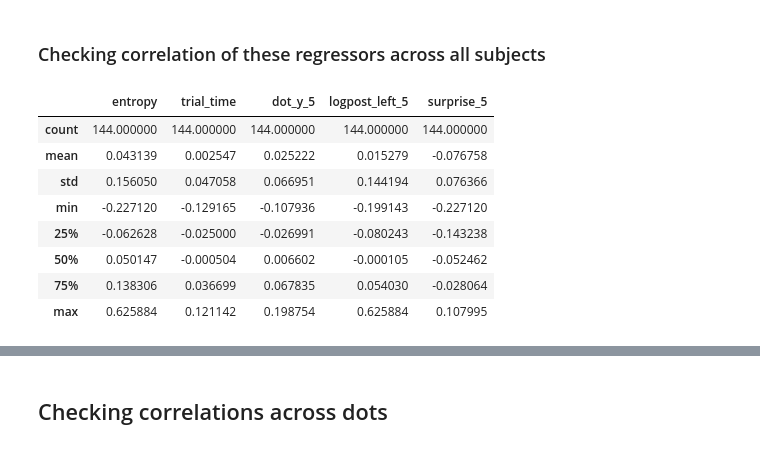
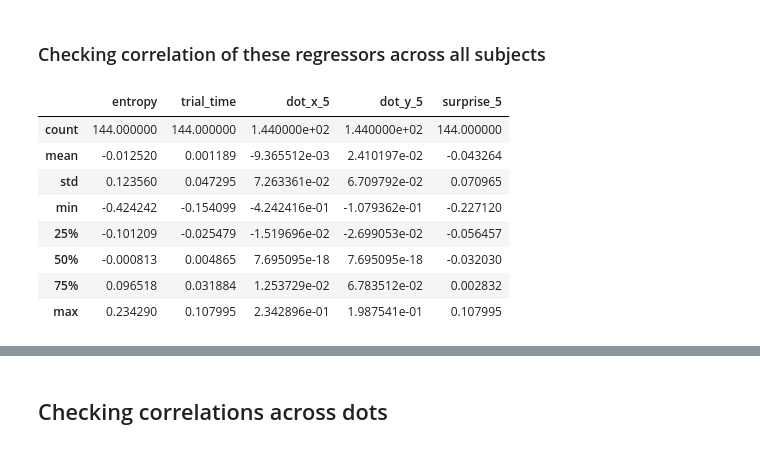
Before and after one commit to sbitzer/BeeMEG, a Jupyter notebook: regressor_correlations.ipynb, the cells around one changed output, grey strips where cells are left out. Cells and saved outputs as stored; diff of their text form; code cells hidden in the pictures.

```diff
--- a/regressor_correlations.ipynb
+++ b/regressor_correlations.ipynb
@@ -74,20 +74,20 @@ dtype: object
 ### Checking correlation of these regressors across all subjects
 # %%
 DM_all = subject_DM.get_trial_DM(dots, r_names=
-        ['dot_y', 'surprise', 'logpost_left', 'entropy', 'trial_time'])
+        ['dot_y', 'surprise', 'dot_x', 'entropy', 'trial_time'])
 corrs = pd.concat([DM_all.loc[sub].corr() for sub in DM_all.index.levels[0]],
                   keys=DM_all.index.levels[0], names=['subject', 'regressor'])
 corrs[corrs==1.] = np.nan
 corrs.describe()
 # %% [output]
-|  | entropy | trial_time | dot_y_5 | logpost_left_5 | surprise_5 |
-| count | 144.000000 | 144.000000 | 144.000000 | 144.000000 | 144.000000 |
-| mean | 0.043139 | 0.002547 | 0.025222 | 0.015279 | -0.076758 |
-| std | 0.156050 | 0.047058 | 0.066951 | 0.144194 | 0.076366 |
-| min | -0.227120 | -0.129165 | -0.107936 | -0.199143 | -0.227120 |
-| 25% | -0.062628 | -0.025000 | -0.026991 | -0.080243 | -0.143238 |
-| 50% | 0.050147 | -0.000504 | 0.006602 | -0.000105 | -0.052462 |
-| 75% | 0.138306 | 0.036699 | 0.067835 | 0.054030 | -0.028064 |
-| max | 0.625884 | 0.121142 | 0.198754 | 0.625884 | 0.107995 |
+|  | entropy | trial_time | dot_x_5 | dot_y_5 | surprise_5 |
+| count | 144.000000 | 144.000000 | 1.440000e+02 | 1.440000e+02 | 144.000000 |
+| mean | -0.012520 | 0.001189 | -9.365512e-03 | 2.410197e-02 | -0.043264 |
+| std | 0.123560 | 0.047295 | 7.263361e-02 | 6.709792e-02 | 0.070965 |
+| min | -0.424242 | -0.154099 | -4.242416e-01 | -1.079362e-01 | -0.227120 |
+| 25% | -0.101209 | -0.025479 | -1.519696e-02 | -2.699053e-02 | -0.056457 |
+| 50% | -0.000813 | 0.004865 | 7.695095e-18 | 7.695095e-18 | -0.032030 |
+| 75% | 0.096518 | 0.031884 | 1.253729e-02 | 6.783512e-02 | 0.002832 |
+| max | 0.234290 | 0.107995 | 2.342896e-01 | 1.987541e-01 | 0.107995 |
 # %%
 sns.plt.figure()
```
Also changed, not shown: parts of 9 cells of this notebook.
